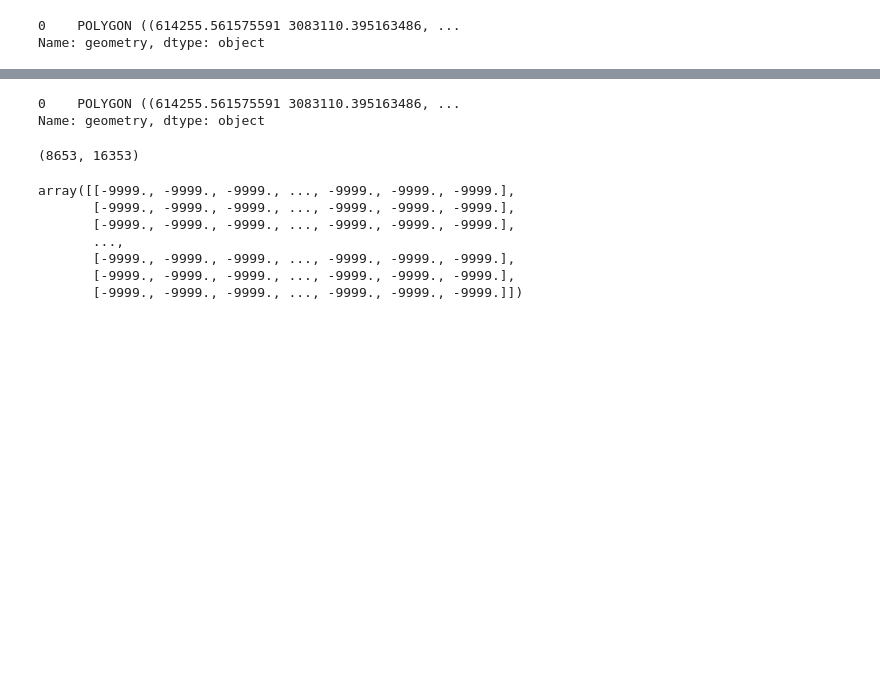
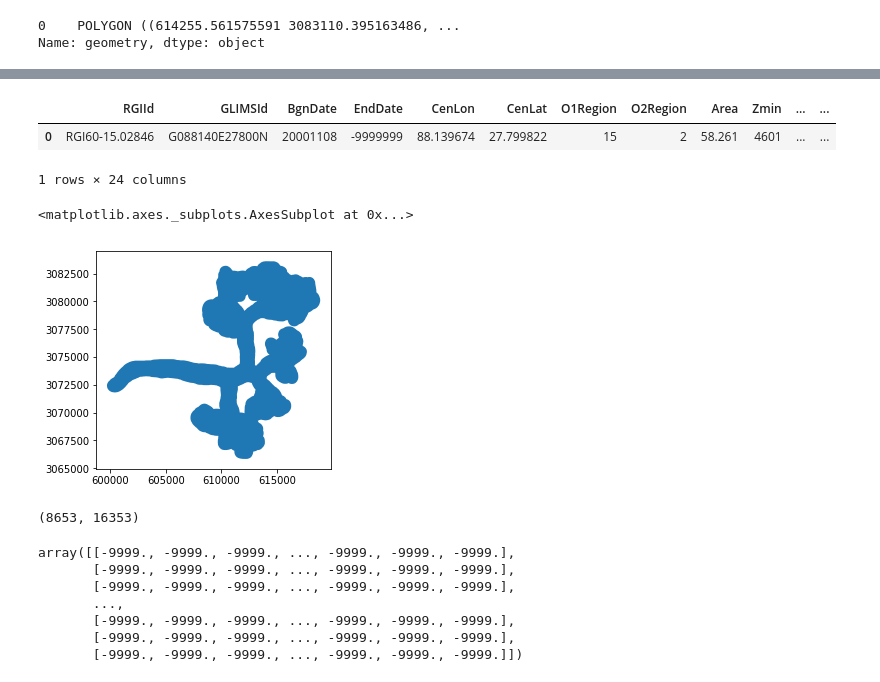
Before and after one commit to ShashankBice/raster_geostatistics, a Jupyter notebook: gpd_vs_ogr.ipynb, the cells around one changed output, grey strips where cells are left out. Drawn from its saved outputs; the diff is of its cells as text; code cells hidden in the pictures; blank space fills up the shorter version.

```diff
--- a/gpd_vs_ogr.ipynb
+++ b/gpd_vs_ogr.ipynb
@@ -18,8 +18,8 @@ iolib.cpu_count()
 # %%
-shp_fn='data/Sikkim_kanchenjunga.shp'
-raster_fn='data/Rate_maps_Coregister-tile-0-last_inverted_ref.tif'
+shp_fn='../data/Sikkim_kanchenjunga.shp'
+raster_fn='../data/Rate_maps_Coregister-tile-0-last_inverted_ref.tif'
 shp_gdf=gpd.read_file(shp_fn)
-dh_ref_ma=iolib.fn_getma(raster_fn)
+#dh_ref_ma=iolib.fn_getma(raster_fn)
 # %%
 shp_gdf.plot()
 # %% [output]
@@ -247,7 +247,7 @@ rasterio_dataset.crs
 CRS({'init': 'epsg:32645'})
 # %%
 shp_gdf_projected_raster=shp_gdf.copy()
-shp_gdf_projected_raster['geometry']=shp_gdf_projected_raster['geometry'].to_crs(rasterio_dataset.crs)
+shp_gdf_projected_raster=shp_gdf_projected_raster.to_crs(rasterio_dataset.crs)
 # %%
 shp_gdf_projected_raster.crs
 # %% [output]
@@ -280,8 +266,18 @@ shp_gdf=shp_gdf.to_crs(rasterio_dataset.crs)
-# %%
-shp_gdf.geometry
-# %% [output]
-0    POLYGON ((614255.561575591 3083110.395163486, ...
-Name: geometry, dtype: object
+# %%
+shp_gdf_projected_buffer=shp_gdf_projected_raster.copy()
+# %%
+shp_gdf_projected_buffer
+# %% [output]
+|  | RGIId | GLIMSId | BgnDate | EndDate | CenLon | CenLat | O1Region | O2Region | Area | Zmin | ... | ... |
+| 0 | RGI60-15.02846 | G088140E27800N | 20001108 | -9999999 | 88.139674 | 27.799822 | 15 | 2 | 58.261 | 4601 | ... | ... |
+1 rows × 24 columns
+# %%
+shp_gdf_projected_buffer['geometry']=shp_gdf_projected_buffer.buffer(500)
+# %%
+shp_gdf_projected_buffer.plot()
+# %% [output]
+<matplotlib.axes._subplots.AxesSubplot at 0x...>
+[figure, added]
 # %%
 from rasterio import features
 # %%
```
Also changed, not shown: parts of 21 cells of this notebook.
